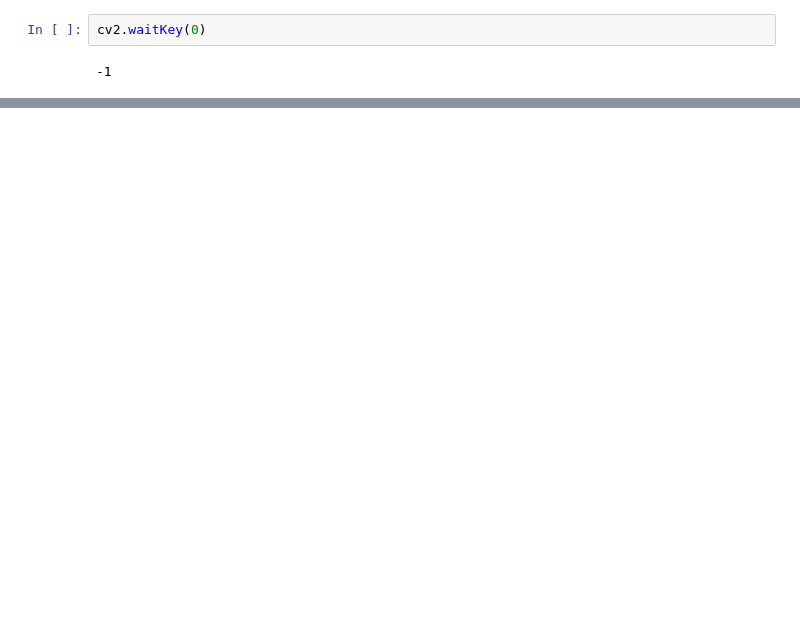
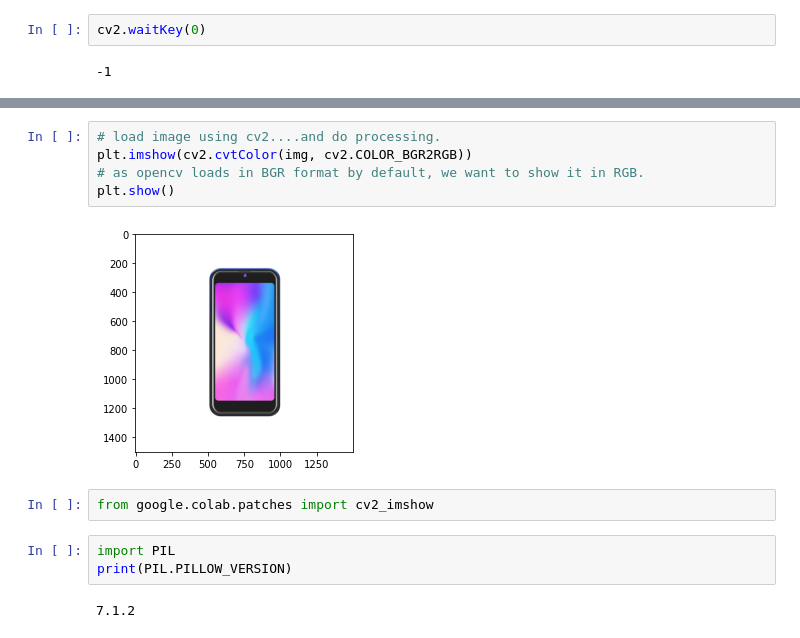
Before and after one commit to RishikaVerma21/Measure-Size-of-object, a Jupyter notebook: Measure_Size_of_object.ipynb, the cells around one changed output, grey strips where cells are left out. Drawn from its saved outputs; the diff is of its cells as text; blank space fills up the shorter version.

```diff
--- a/Measure_Size_of_object.ipynb
+++ b/Measure_Size_of_object.ipynb
@@ -56,0 +135,14 @@ cv2.waitKey(0)
+# %%
+# load image using cv2....and do processing.
+plt.imshow(cv2.cvtColor(img, cv2.COLOR_BGR2RGB))
+# as opencv loads in BGR format by default, we want to show it in RGB.
+plt.show()
+# %% [output]
+[figure, added]
+# %%
+from google.colab.patches import cv2_imshow
+# %%
+import PIL
+print(PIL.PILLOW_VERSION)
+# %% [output]
+7.1.2
```
Also changed, not shown: parts of 20 cells of this notebook.
